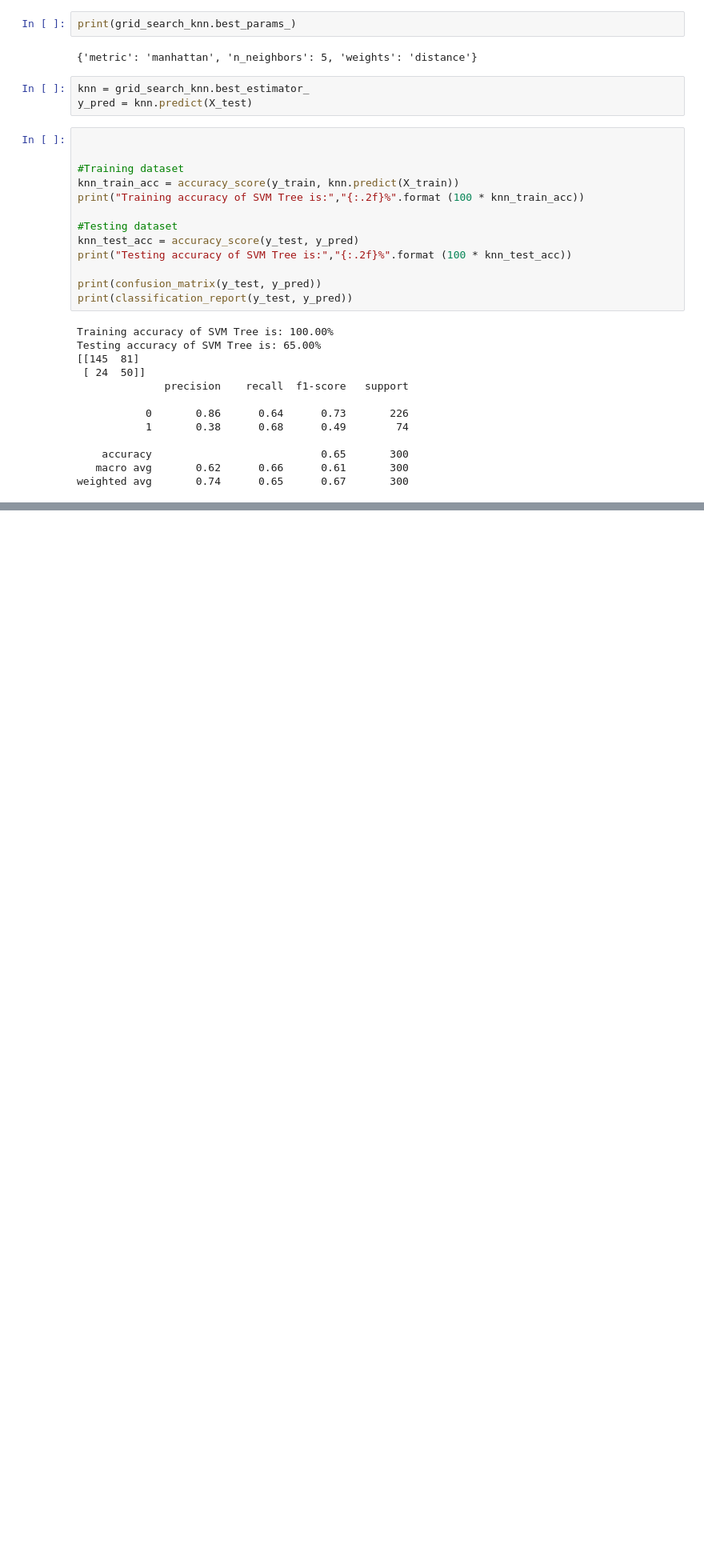
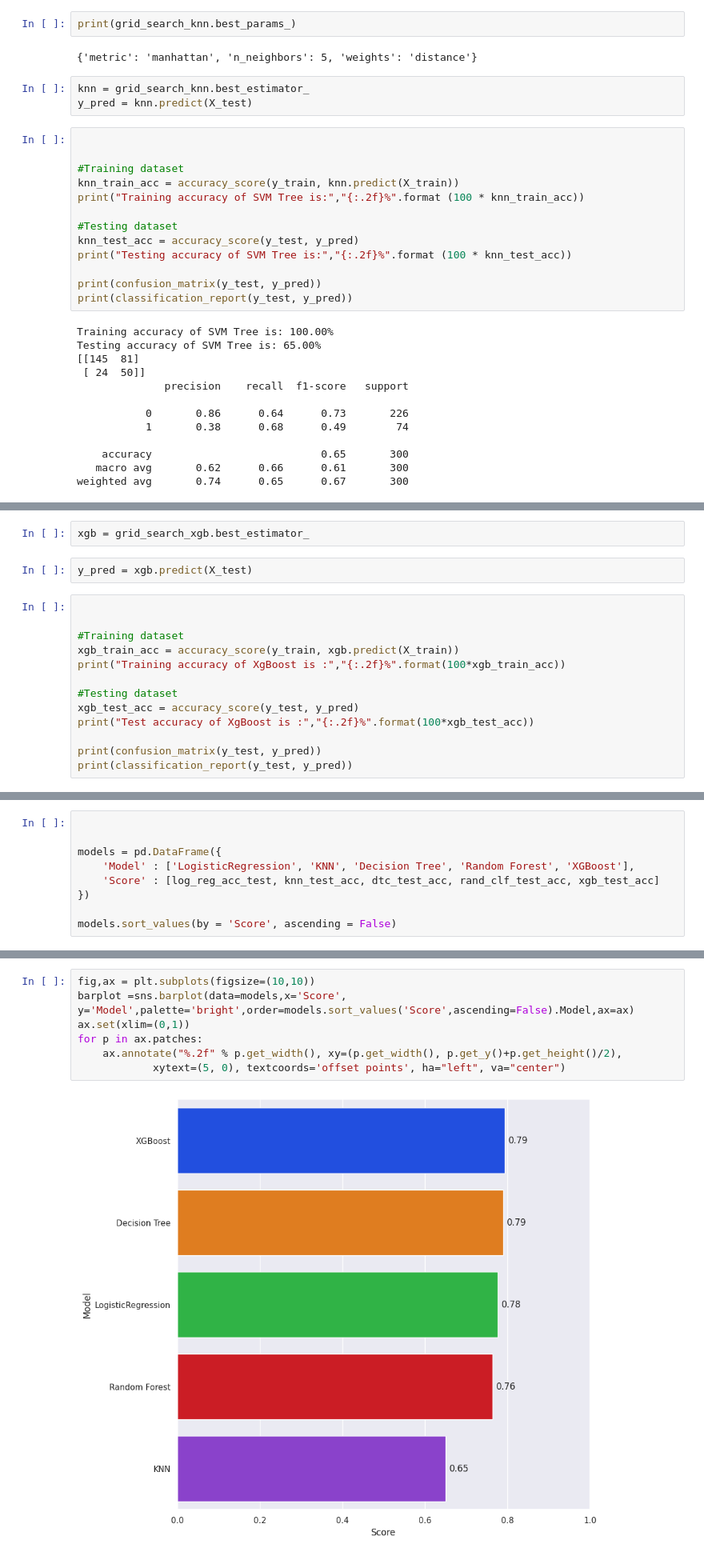
Before and after one commit to jbaggs62/Big-Data, a Jupyter notebook: semester-long-project/Replication-Code.ipynb, the cells around one changed output, grey strips where cells are left out. Shown at 80% size. Cells and saved outputs as stored; diff of their text form; blank space fills up the shorter version.

```diff
--- a/semester-long-project/Replication-Code.ipynb
+++ b/semester-long-project/Replication-Code.ipynb
@@ -536,0 +782,17 @@ weighted avg       0.74      0.65      0.67       300
+# %%
+xgb = grid_search_xgb.best_estimator_
+# %%
+y_pred = xgb.predict(X_test)
+# %%
+
+
+#Training dataset
+xgb_train_acc = accuracy_score(y_train, xgb.predict(X_train))
+print("Training accuracy of XgBoost is :","{:.2f}%".format(100*xgb_train_acc))
+
+#Testing dataset
+xgb_test_acc = accuracy_score(y_test, y_pred)
+print("Test accuracy of XgBoost is :","{:.2f}%".format(100*xgb_test_acc))
+
+print(confusion_matrix(y_test, y_pred))
+print(classification_report(y_test, y_pred))
@@ -536,0 +812,9 @@ weighted avg       0.74      0.65      0.67       300
+# %%
+
+
+models = pd.DataFrame({
+    'Model' : ['LogisticRegression', 'KNN', 'Decision Tree', 'Random Forest', 'XGBoost'],
+    'Score' : [log_reg_acc_test, knn_test_acc, dtc_test_acc, rand_clf_test_acc, xgb_test_acc]
+})
+
+models.sort_values(by = 'Score', ascending = False)
@@ -536,0 +828,9 @@ weighted avg       0.74      0.65      0.67       300
+# %%
+fig,ax = plt.subplots(figsize=(10,10))
+barplot =sns.barplot(data=models,x='Score', y='Model',palette='bright',order=models.sort_values('Score',ascending=False).Model,ax=ax)
+ax.set(xlim=(0,1))
+for p in ax.patches:
+    ax.annotate("%.2f" % p.get_width(), xy=(p.get_width(), p.get_y()+p.get_height()/2),
+            xytext=(5, 0), textcoords='offset points', ha="left", va="center")
+# %% [output]
+[figure, added]
```
Also changed, not shown: parts of 41 cells of this notebook, 4 other files.
